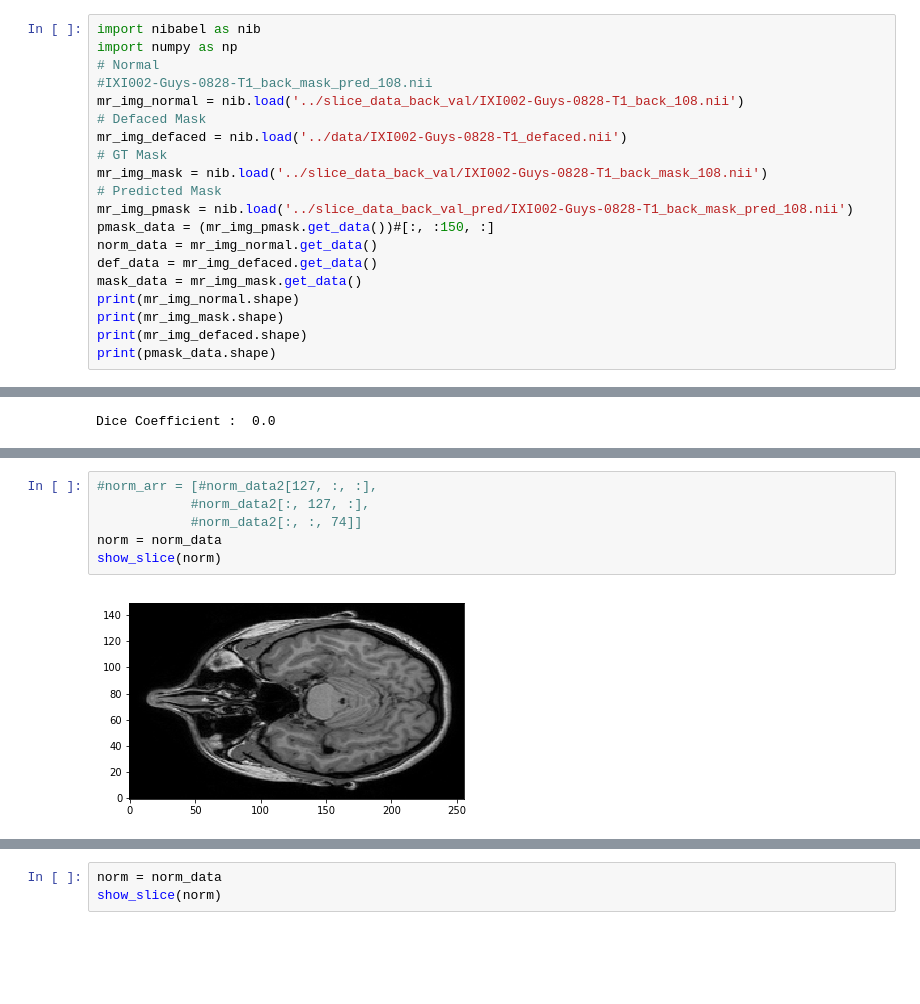
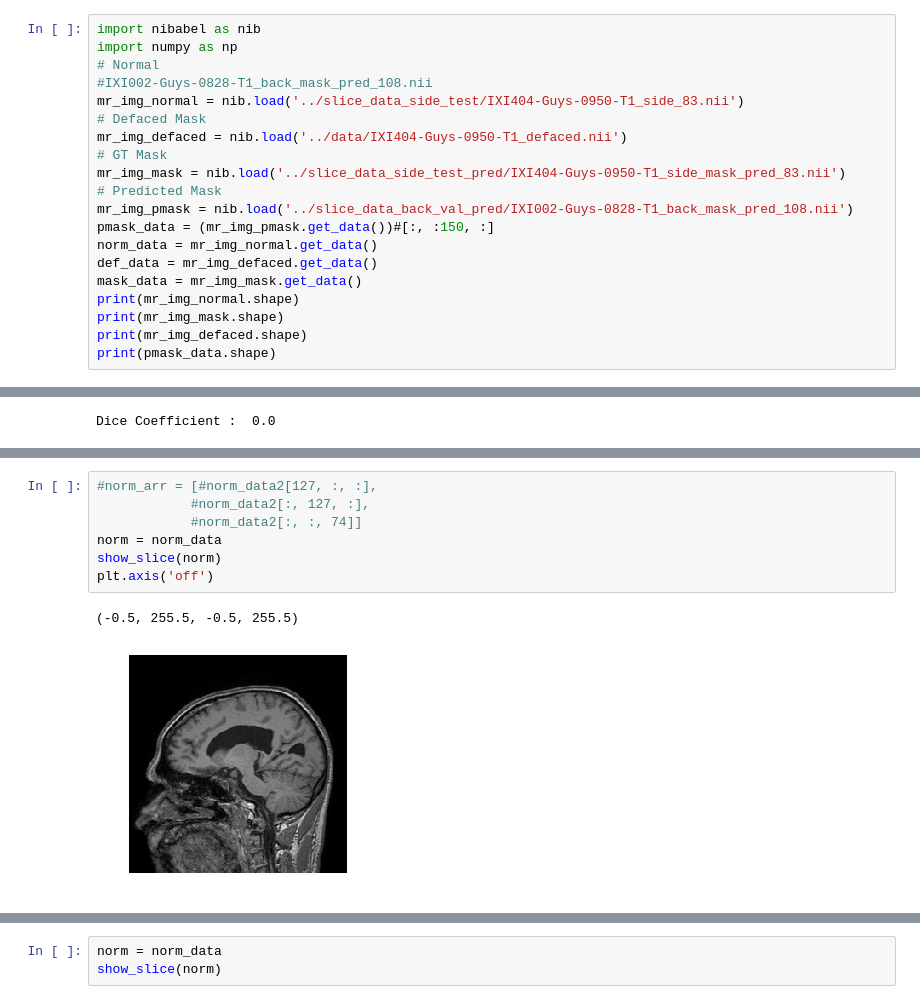
Before and after one commit to mechaman/ARFF-CNN, a Jupyter notebook: notebooks/Visual_Scratchpad_2.ipynb, the cells around one changed output, grey strips where cells are left out. Drawn from its saved outputs; the diff is of its cells as text; blank space fills up the shorter version.

```diff
--- a/notebooks/Visual_Scratchpad_2.ipynb
+++ b/notebooks/Visual_Scratchpad_2.ipynb
@@ -3,11 +3,11 @@ import nibabel as nib
 import numpy as np
 # Normal
 #IXI002-Guys-0828-T1_back_mask_pred_108.nii
-mr_img_normal = nib.load('../slice_data_back_val/IXI002-Guys-0828-T1_back_108.nii')
+mr_img_normal = nib.load('../slice_data_side_test/IXI404-Guys-0950-T1_side_83.nii')
 # Defaced Mask
-mr_img_defaced = nib.load('../data/IXI002-Guys-0828-T1_defaced.nii')
+mr_img_defaced = nib.load('../data/IXI404-Guys-0950-T1_defaced.nii')
 # GT Mask
-mr_img_mask = nib.load('../slice_data_back_val/IXI002-Guys-0828-T1_back_mask_108.nii')
+mr_img_mask = nib.load('../slice_data_side_test_pred/IXI404-Guys-0950-T1_side_mask_pred_83.nii')
 # Predicted Mask
 mr_img_pmask = nib.load('../slice_data_back_val_pred/IXI002-Guys-0828-T1_back_mask_pred_108.nii')
 pmask_data = (mr_img_pmask.get_data())#[:, :150, :]
@@ -55,9 +68,11 @@ def normalizeImg(x):
 # %%
 #norm_arr = [#norm_data2[127, :, :],
             #norm_data2[:, 127, :],
             #norm_data2[:, :, 74]]
 norm = norm_data
 show_slice(norm)
+plt.axis('off')
 # %% [output]
+(-0.5, 255.5, -0.5, 255.5)
-[figure, old version]
+[figure, new version]
 # %%
```
Also changed, not shown: parts of 7 cells of this notebook, 13 other files.
